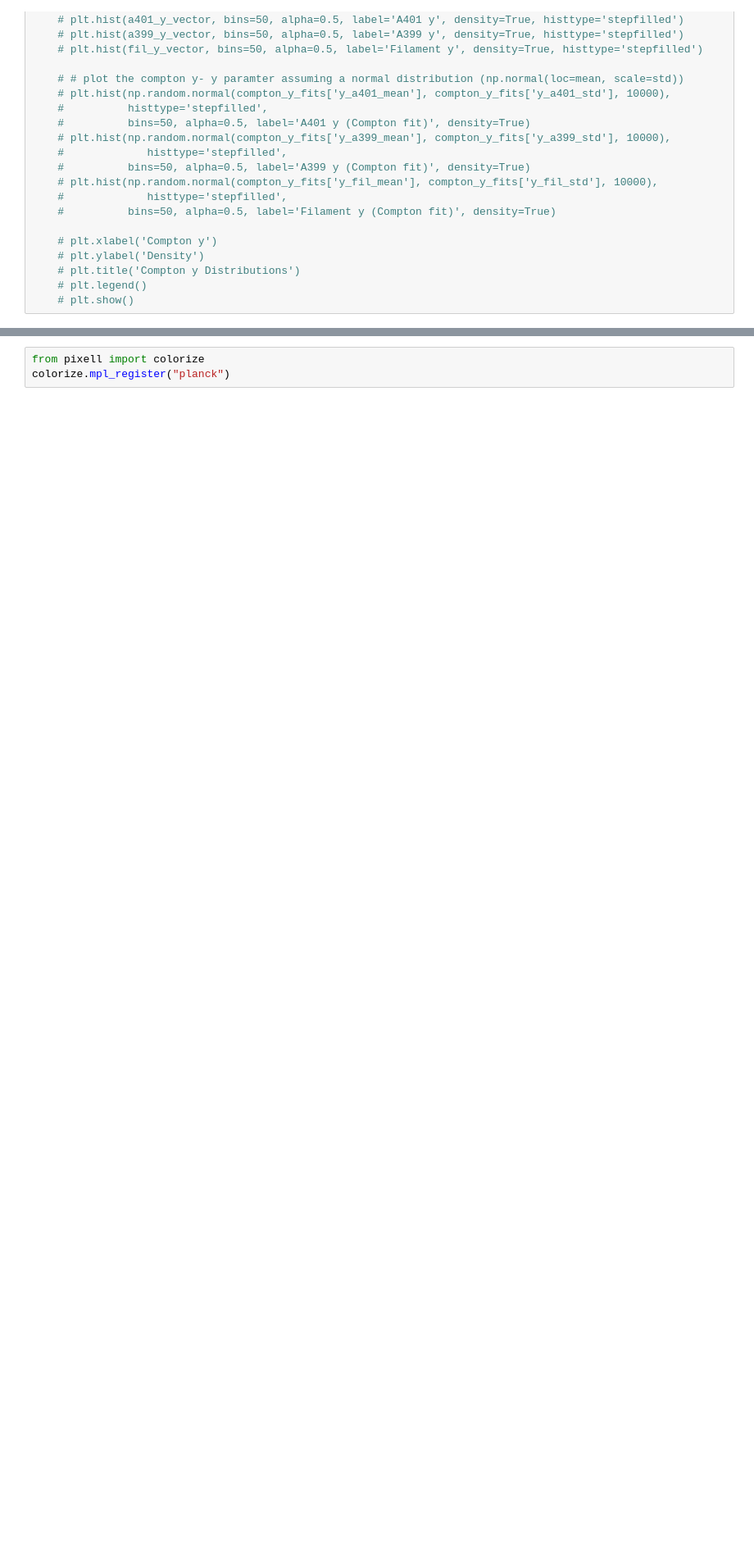
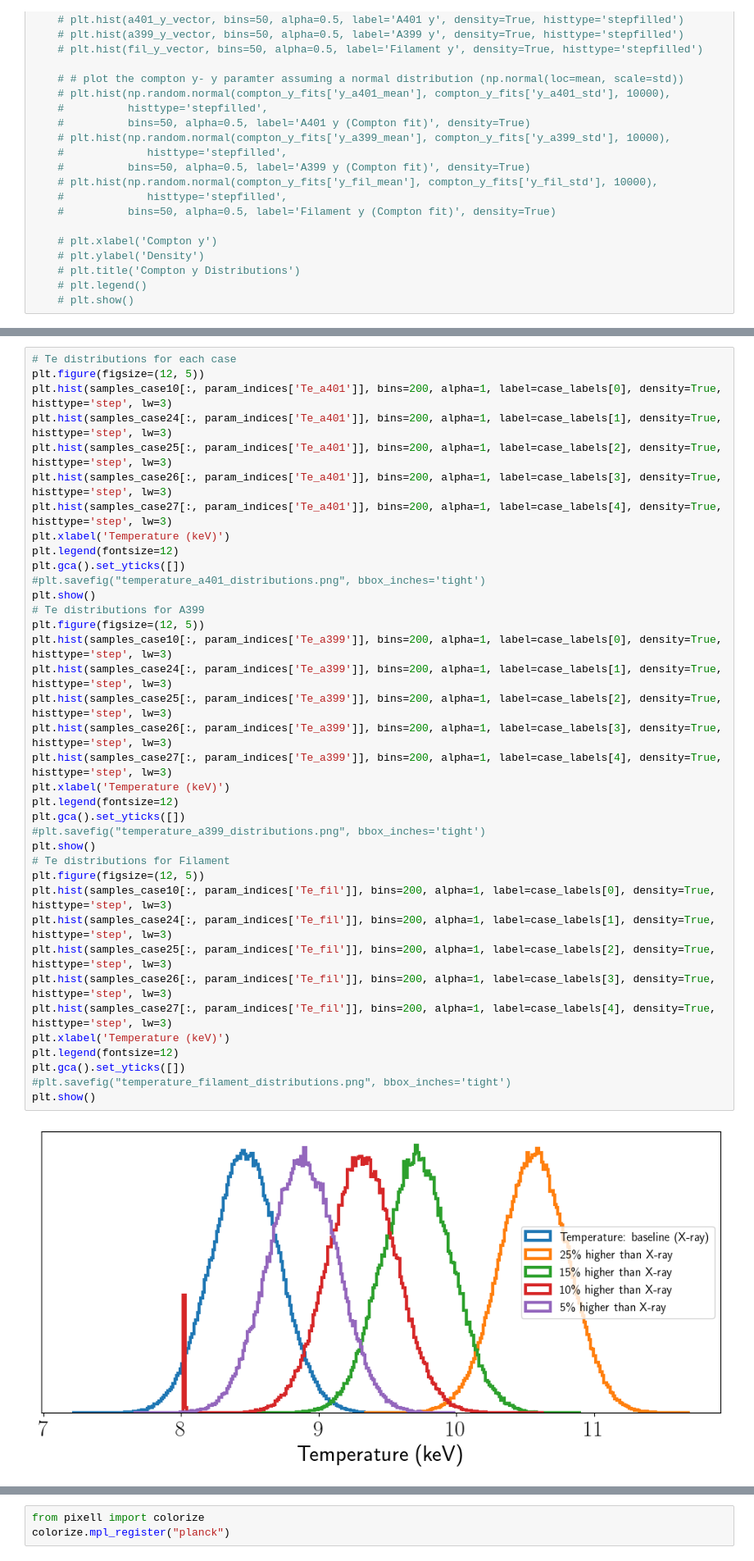
Before and after one commit to guanyilun/multi-freq-bridge, a Jupyter notebook: notebooks/result_compare.ipynb, the cells around one changed output, grey strips where cells are left out. Shown at 82% size. Cells and saved outputs as stored; diff of their text form; blank space fills up the shorter version.

```diff
--- a/notebooks/result_compare.ipynb
+++ b/notebooks/result_compare.ipynb
@@ -467,0 +512,39 @@ plt.show()
+# %%
+# Te distributions for each case
+plt.figure(figsize=(12, 5))
+plt.hist(samples_case10[:, param_indices['Te_a401']], bins=200, alpha=1, label=case_labels[0], density=True, histtype='step', lw=3)
+plt.hist(samples_case24[:, param_indices['Te_a401']], bins=200, alpha=1, label=case_labels[1], density=True, histtype='step', lw=3)
+plt.hist(samples_case25[:, param_indices['Te_a401']], bins=200, alpha=1, label=case_labels[2], density=True, histtype='step', lw=3)
+plt.hist(samples_case26[:, param_indices['Te_a401']], bins=200, alpha=1, label=case_labels[3], density=True, histtype='step', lw=3)
+plt.hist(samples_case27[:, param_indices['Te_a401']], bins=200, alpha=1, label=case_labels[4], density=True, histtype='step', lw=3)
+plt.xlabel('Temperature (keV)')
+plt.legend(fontsize=12)
+plt.gca().set_yticks([])
+#plt.savefig("temperature_a401_distributions.png", bbox_inches='tight')
+plt.show()
+# Te distributions for A399
+plt.figure(figsize=(12, 5))
+plt.hist(samples_case10[:, param_indices['Te_a399']], bins=200, alpha=1, label=case_labels[0], density=True, histtype='step', lw=3)
+plt.hist(samples_case24[:, param_indices['Te_a399']], bins=200, alpha=1, label=case_labels[1], density=True, histtype='step', lw=3)
+plt.hist(samples_case25[:, param_indices['Te_a399']], bins=200, alpha=1, label=case_labels[2], density=True, histtype='step', lw=3)
+plt.hist(samples_case26[:, param_indices['Te_a399']], bins=200, alpha=1, label=case_labels[3], density=True, histtype='step', lw=3)
+plt.hist(samples_case27[:, param_indices['Te_a399']], bins=200, alpha=1, label=case_labels[4], density=True, histtype='step', lw=3)
+plt.xlabel('Temperature (keV)')
+plt.legend(fontsize=12)
+plt.gca().set_yticks([])
+#plt.savefig("temperature_a399_distributions.png", bbox_inches='tight')
+plt.show()
+# Te distributions for Filament
+plt.figure(figsize=(12, 5))
+plt.hist(samples_case10[:, param_indices['Te_fil']], bins=200, alpha=1, label=case_labels[0], density=True, histtype='step', lw=3)
+plt.hist(samples_case24[:, param_indices['Te_fil']], bins=200, alpha=1, label=case_labels[1], density=True, histtype='step', lw=3)
+plt.hist(samples_case25[:, param_indices['Te_fil']], bins=200, alpha=1, label=case_labels[2], density=True, histtype='step', lw=3)
+plt.hist(samples_case26[:, param_indices['Te_fil']], bins=200, alpha=1, label=case_labels[3], density=True, histtype='step', lw=3)
+plt.hist(samples_case27[:, param_indices['Te_fil']], bins=200, alpha=1, label=case_labels[4], density=True, histtype='step', lw=3)
+plt.xlabel('Temperature (keV)')
+plt.legend(fontsize=12)
+plt.gca().set_yticks([])
+#plt.savefig("temperature_filament_distributions.png", bbox_inches='tight')
+plt.show()
+# %% [output]
+[figure, added]
```
Also changed, not shown: parts of 8 cells of this notebook, 3 other files.
